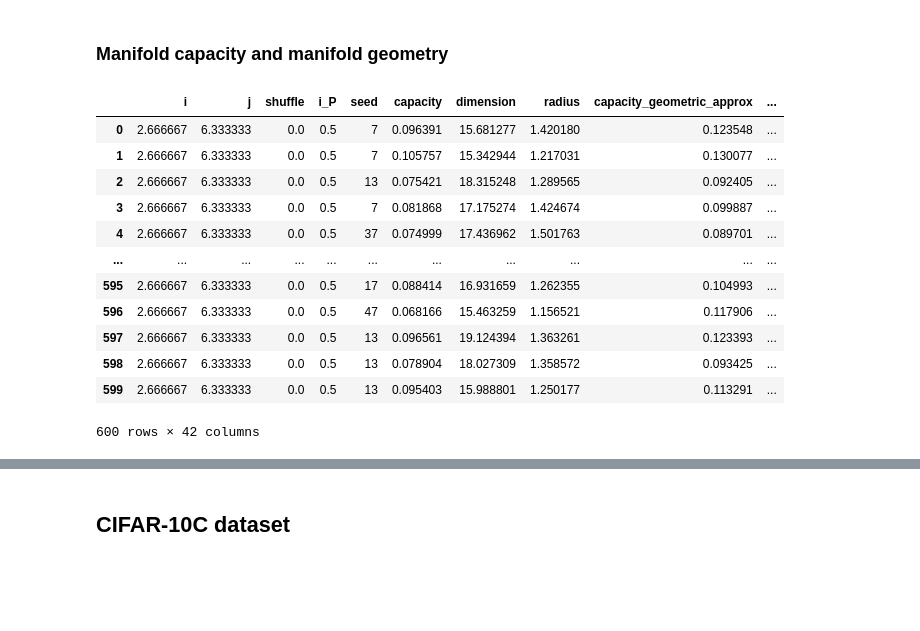
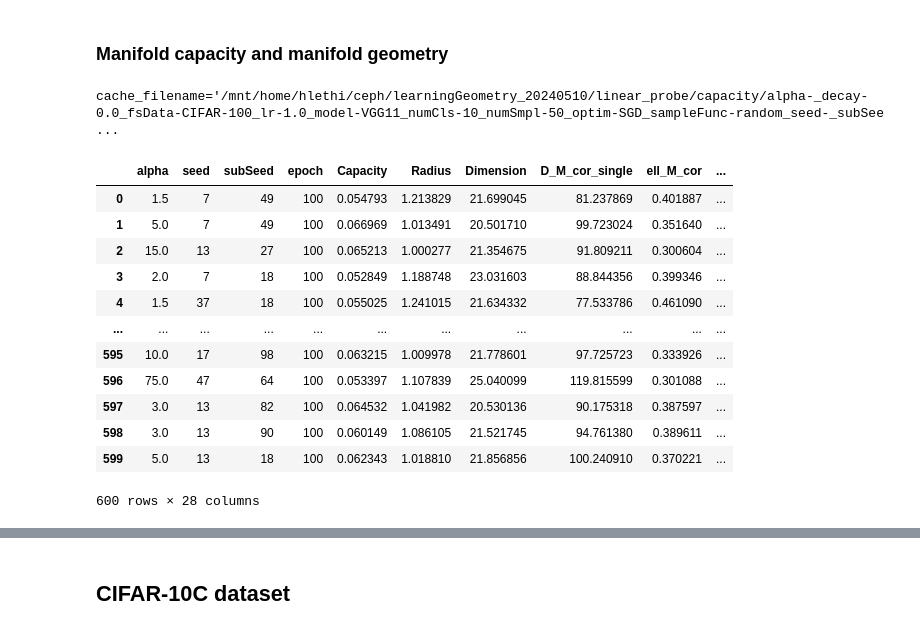
Before and after one commit to chung-neuroai-lab/feature-learning-geometry, a Jupyter notebook: DNNs/visualization_notebook.ipynb, the cells around one changed output, grey strips where cells are left out. Saved outputs shown, nothing was run; the diff lists cells and outputs as text; code cells hidden in the pictures; blank space fills up the shorter version.

```diff
--- a/DNNs/visualization_notebook.ipynb
+++ b/DNNs/visualization_notebook.ipynb
@@ -181,7 +142,7 @@ model_training_df
 ### Manifold capacity and manifold geometry metrics
 # %%
 # vgg11
-capacity_folder = "/mnt/home/hlethi/ceph/learningGeometry_20240510/feature_analysis_main"
+capacity_folder = "/mnt/home/hlethi/ceph/learningGeometry_20240510/feature_analysis"
 capacity_template = "result_alpha-{alpha}_decay-0.0_fsData-CIFAR-10_lr-1.0_model-VGG11_numCls-10_numSmpl-50_optim-SGD_sampleFunc-random_seed-{seed}_subSeed-{subSeed}_task-CIFAR-10_epoch_{epoch}.pkl"
 glob_pattern = "alpha-*_decay-0.0_fsData-CIFAR-10_lr-1.0_model-VGG11_numCls-10_numSmpl-50_optim-SGD_sampleFunc-random_seed-*_subSeed-*_task-CIFAR-10"
 # %%
@@ -281,19 +233,21 @@ lp_capacity_template = "alpha-{alpha}_decay-0.0_fsData-CIFAR-100_lr-1.0_model-VG
 lp_glob_pattern = "alpha-*_decay-0.0_fsData-CIFAR-100_lr-1.0_model-VGG11_numCls-10_numSmpl-50_optim-SGD_sampleFunc-random_seed-*_subSeed-*_task-CIFAR-10"
 # %%
 lp_capacity_df = plot_utils.load_results_to_df(lp_capacity_folder, lp_capacity_template, sub_folders=True, glob_pattern=lp_glob_pattern)
+lp_capacity_df = lp_capacity_df.rename(columns={key: val for (key,val) in RENAME_DICT.items() if key in lp_capacity_df.columns})
 display(lp_capacity_df)
 # %% [output]
+cache_filename='/mnt/home/hlethi/ceph/learningGeometry_20240510/linear_probe/capacity/alpha-_decay-0.0_fsData-CIFAR-100_lr-1.0_model-VGG11_numCls-10_numSmpl-50_optim-SGD_sampleFunc-random_seed-_subSee ...
-|  | i | j | shuffle | i_P | seed | capacity | dimension | radius | capacity_geometric_approx | ... |
-| 0 | 2.666667 | 6.333333 | 0.0 | 0.5 | 7 | 0.096391 | 15.681277 | 1.420180 | 0.123548 | ... |
-| 1 | 2.666667 | 6.333333 | 0.0 | 0.5 | 7 | 0.105757 | 15.342944 | 1.217031 | 0.130077 | ... |
-| 2 | 2.666667 | 6.333333 | 0.0 | 0.5 | 13 | 0.075421 | 18.315248 | 1.289565 | 0.092405 | ... |
-| 3 | 2.666667 | 6.333333 | 0.0 | 0.5 | 7 | 0.081868 | 17.175274 | 1.424674 | 0.099887 | ... |
-| 4 | 2.666667 | 6.333333 | 0.0 | 0.5 | 37 | 0.074999 | 17.436962 | 1.501763 | 0.089701 | ... |
+|  | alpha | seed | subSeed | epoch | Capacity | Radius | Dimension | D_M_cor_single | ell_M_cor | ... |
+| 0 | 1.5 | 7 | 49 | 100 | 0.054793 | 1.213829 | 21.699045 | 81.237869 | 0.401887 | ... |
+| 1 | 5.0 | 7 | 49 | 100 | 0.066969 | 1.013491 | 20.501710 | 99.723024 | 0.351640 | ... |
+| 2 | 15.0 | 13 | 27 | 100 | 0.065213 | 1.000277 | 21.354675 | 91.809211 | 0.300604 | ... |
+| 3 | 2.0 | 7 | 18 | 100 | 0.052849 | 1.188748 | 23.031603 | 88.844356 | 0.399346 | ... |
+| 4 | 1.5 | 37 | 18 | 100 | 0.055025 | 1.241015 | 21.634332 | 77.533786 | 0.461090 | ... |
 | ... | ... | ... | ... | ... | ... | ... | ... | ... | ... | ... |
-| 595 | 2.666667 | 6.333333 | 0.0 | 0.5 | 17 | 0.088414 | 16.931659 | 1.262355 | 0.104993 | ... |
-| 596 | 2.666667 | 6.333333 | 0.0 | 0.5 | 47 | 0.068166 | 15.463259 | 1.156521 | 0.117906 | ... |
-| 597 | 2.666667 | 6.333333 | 0.0 | 0.5 | 13 | 0.096561 | 19.124394 | 1.363261 | 0.123393 | ... |
-| 598 | 2.666667 | 6.333333 | 0.0 | 0.5 | 13 | 0.078904 | 18.027309 | 1.358572 | 0.093425 | ... |
-| 599 | 2.666667 | 6.333333 | 0.0 | 0.5 | 13 | 0.095403 | 15.988801 | 1.250177 | 0.113291 | ... |
+| 595 | 10.0 | 17 | 98 | 100 | 0.063215 | 1.009978 | 21.778601 | 97.725723 | 0.333926 | ... |
+| 596 | 75.0 | 47 | 64 | 100 | 0.053397 | 1.107839 | 25.040099 | 119.815599 | 0.301088 | ... |
+| 597 | 3.0 | 13 | 82 | 100 | 0.064532 | 1.041982 | 20.530136 | 90.175318 | 0.387597 | ... |
+| 598 | 3.0 | 13 | 90 | 100 | 0.060149 | 1.086105 | 21.521745 | 94.761380 | 0.389611 | ... |
+| 599 | 5.0 | 13 | 18 | 100 | 0.062343 | 1.018810 | 21.856856 | 100.240910 | 0.370221 | ... |
-600 rows × 42 columns
+600 rows × 28 columns
 # %%
```
Also changed, not shown: parts of 23 cells of this notebook, 10 other files.
